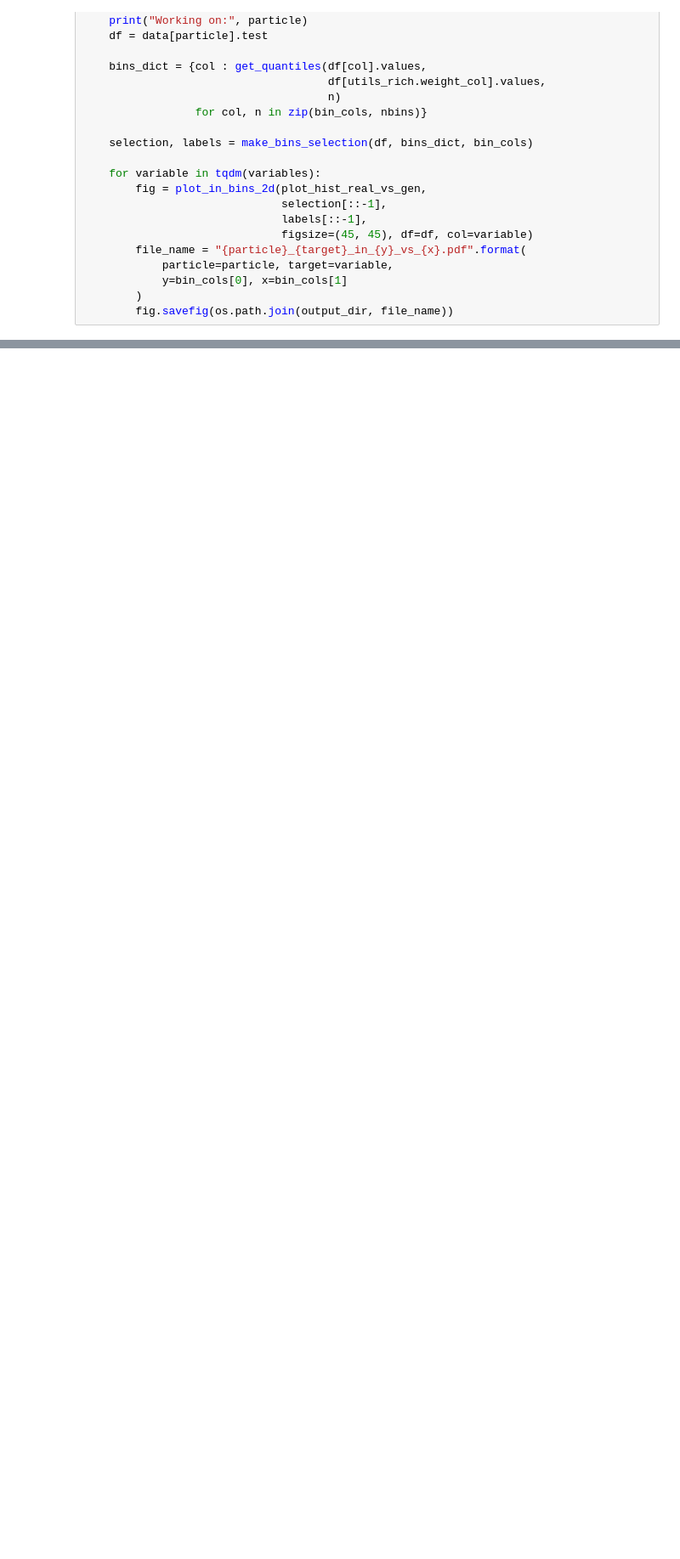
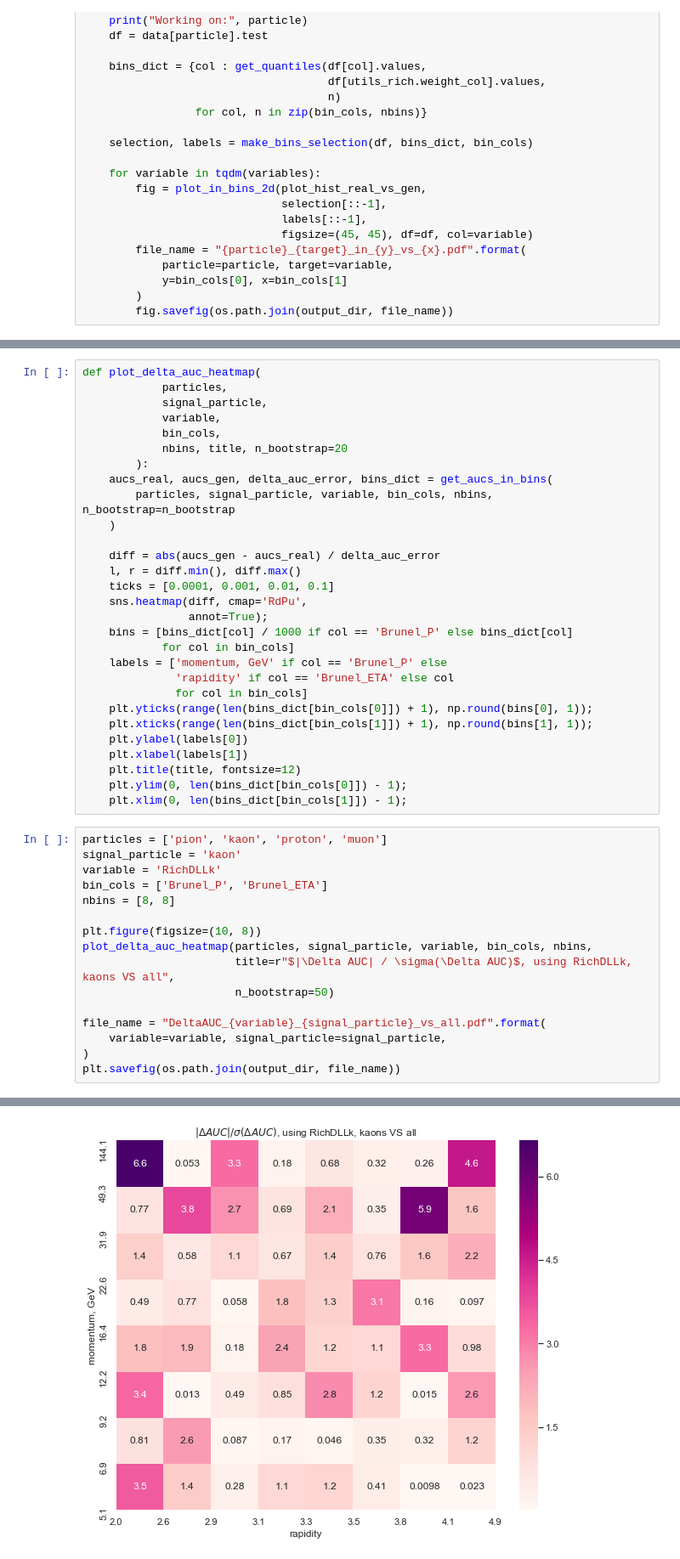
Before and after one commit to SiLiKhon/RichGANatACAT2019, a Jupyter notebook: MakePlots.ipynb, the cells around one changed output, grey strips where cells are left out. Shown: that part at 85% size. Cells and saved outputs as stored; diff of their text form; blank space fills up the shorter version.

```diff
--- a/MakePlots.ipynb
+++ b/MakePlots.ipynb
@@ -223,0 +330,46 @@ for particle in particles:
+# %%
+def plot_delta_auc_heatmap(
+            particles,
+            signal_particle,
+            variable,
+            bin_cols,
+            nbins, title, n_bootstrap=20
+        ):
+    aucs_real, aucs_gen, delta_auc_error, bins_dict = get_aucs_in_bins(
+        particles, signal_particle, variable, bin_cols, nbins, n_bootstrap=n_bootstrap
+    )
+
+    diff = abs(aucs_gen - aucs_real) / delta_auc_error
+    l, r = diff.min(), diff.max()
+    ticks = [0.0001, 0.001, 0.01, 0.1]
+    sns.heatmap(diff, cmap='RdPu',
+                annot=True);
+    bins = [bins_dict[col] / 1000 if col == 'Brunel_P' else bins_dict[col]
+            for col in bin_cols]
+    labels = ['momentum, GeV' if col == 'Brunel_P' else
+              'rapidity' if col == 'Brunel_ETA' else col
+              for col in bin_cols]
+    plt.yticks(range(len(bins_dict[bin_cols[0]]) + 1), np.round(bins[0], 1));
+    plt.xticks(range(len(bins_dict[bin_cols[1]]) + 1), np.round(bins[1], 1));
+    plt.ylabel(labels[0])
+    plt.xlabel(labels[1])
+    plt.title(title, fontsize=12)
+    plt.ylim(0, len(bins_dict[bin_cols[0]]) - 1);
+    plt.xlim(0, len(bins_dict[bin_cols[1]]) - 1);
+# %%
+particles = ['pion', 'kaon', 'proton', 'muon']
+signal_particle = 'kaon'
+variable = 'RichDLLk'
+bin_cols = ['Brunel_P', 'Brunel_ETA']
+nbins = [8, 8]
+
+plt.figure(figsize=(10, 8))
+plot_delta_auc_heatmap(particles, signal_particle, variable, bin_cols, nbins,
+                       title=r"$|\Delta AUC| / \sigma(\Delta AUC)$, using RichDLLk, kaons VS all",
+                       n_bootstrap=50)
+
+file_name = "DeltaAUC_{variable}_{signal_particle}_vs_all.pdf".format(
+    variable=variable, signal_particle=signal_particle,
+)
+plt.savefig(os.path.join(output_dir, file_name))
+# %% [output]
@@ -223,0 +377 @@ for particle in particles:
+[figure, added]
```
Also changed, not shown: parts of 9 cells of this notebook.
